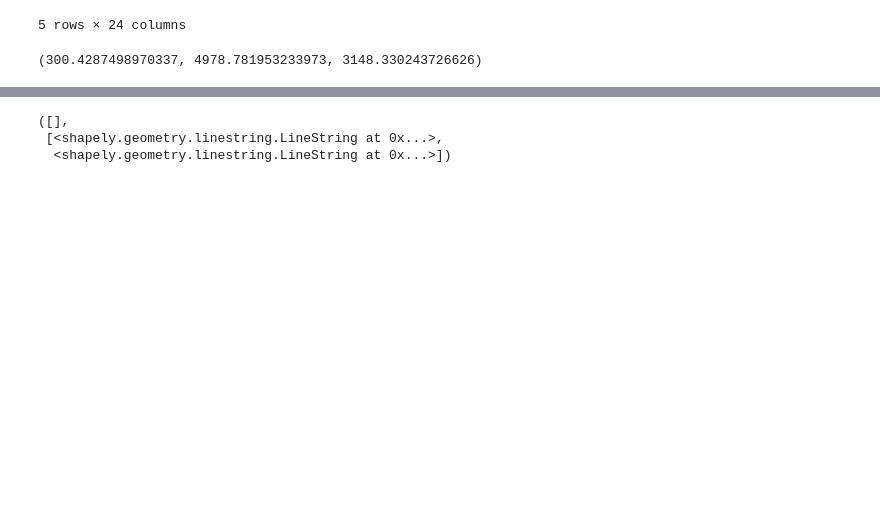
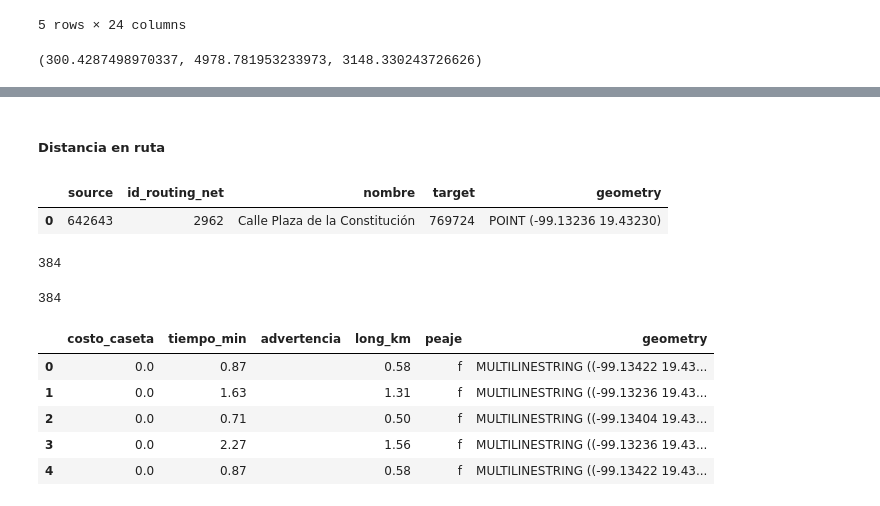
Before and after one commit to andreslomeliv/DatosMex, a Jupyter notebook: INEGIpy/README.ipynb, the cells around one changed output, grey strips where cells are left out. Cells and saved outputs as stored; diff of their text form; code cells hidden in the pictures; blank space fills up the shorter version.

```diff
--- a/INEGIpy/README.ipynb
+++ b/INEGIpy/README.ipynb
@@ -301,6 +176,2 @@ test = obtener_poligono(o, [d], 2000, vialidades)
-# %%
-test
-# %% [output]
-([],
- [<shapely.geometry.linestring.LineString at 0x...>,
-  <shapely.geometry.linestring.LineString at 0x...>])
+# %% [markdown]
+##### Distancia en ruta
@@ -306,0 +180,51 @@ test
+# %%
+token_ruteo = 'UYH42si1-PMuQ-SDeD-DGWG-7Jiw2BCVoVQ5'
+ruteo = Ruteo(token_ruteo)
+# %%
+# primero obtenemos la calle más cerca del punto inicial definido
+# Para estopodemos usar la función BuscarLinea del módulo de ruteo
+
+linea_i =  ruteo.BuscarLinea(lat, lng)
+linea_i
+# %% [output]
+|  | source | id_routing_net | nombre | target | geometry |
+| 0 | 642643 | 2962 | Calle Plaza de la Constitución | 769724 | POINT (-99.13236 19.43230) |
+# %%
+# Para calcular una ruta se requiere la utilizar la función BuscarLinea (o BuscarDestino dependiendo de lo que se busca) con el fin de obtener la línea final de la ruta
+# Como tenemos varios puntos finales más bien sería una lista de líneas
+
+# Noté que en ocasiones el Sistema de Ruteo no encuentra información para una coordenada si la escala no está correcta por lo que aumenté el valor default de
+# la escala a 1,000,000 lo cual resolvió el problema para las coordenadas resultantes del DENUE sin embargo es importante tenerlo en cuenta para otras bases.
+
+lineas_f = [ruteo.BuscarLinea(estabs.Latitud.iloc[i], estabs.Longitud.iloc[i]) for i in range(estabs.shape[0])]
+len(lineas_f)
+# %% [output]
+384
+# %%
+# una vez con las líneas resultantes de cada oxxo usamos la función CalcularRuta para obtener la rúta óptima desdse el punto inicial en el zócalo
+# solo debemos darle como argumentos los DataFrames resultantes
+
+# El INEGI no me ha respondido sobre límites o preferencias de uso pero noté que las primeras 280 rutas las calcula más rápido y a partir de ahí se alenta
+# en lo que me responen estoy pausando cada 100 requests por si es una cuestión de límites aunque también puede ser que esas rutas tomen más tiempo por ser más largas
+# el tiempo en el que corre la celda se acortó con el time.sleep(30) así que sí puede ser una cuesstión de límites
+import time
+
+rutas = []
+for j in range(len(lineas_f)):
+    r = ruteo.CalcularRuta(linea_i, lineas_f[j])
+    rutas.append(r)
+    if j%100 == 0: time.sleep(30)
+
+len(rutas)
+# %% [output]
+384
+# %%
+rutas = gpd.GeoDataFrame(pd.concat(rutas,axis=0).reset_index(drop=True))
+rutas.head()
+# %% [output]
+|  | costo_caseta | tiempo_min | advertencia | long_km | peaje | geometry |
+| 0 | 0.0 | 0.87 |  | 0.58 | f | MULTILINESTRING ((-99.13422 19.43... |
+| 1 | 0.0 | 1.63 |  | 1.31 | f | MULTILINESTRING ((-99.13236 19.43... |
+| 2 | 0.0 | 0.71 |  | 0.50 | f | MULTILINESTRING ((-99.13404 19.43... |
+| 3 | 0.0 | 2.27 |  | 1.56 | f | MULTILINESTRING ((-99.13236 19.43... |
+| 4 | 0.0 | 0.87 |  | 0.58 | f | MULTILINESTRING ((-99.13422 19.43... |
```
Also changed, not shown: parts of 30 cells of this notebook, 2 other files.
